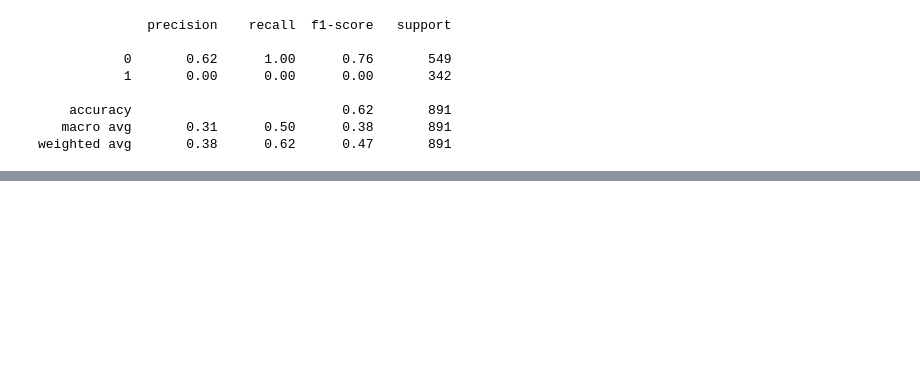
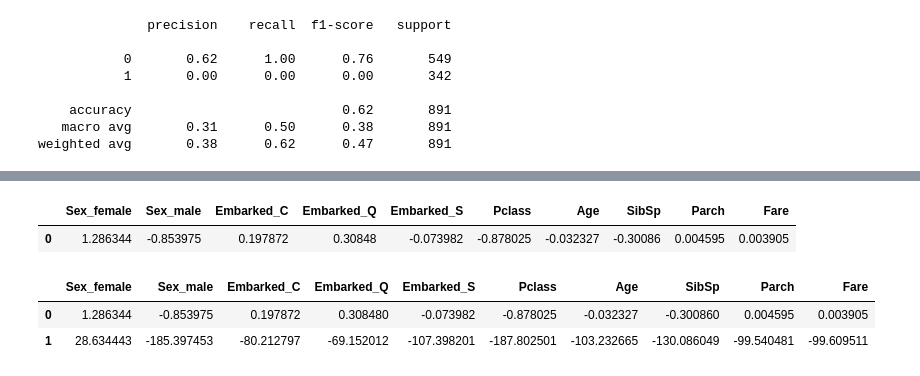
Before and after one commit to ahendricks2/Titanic, a Jupyter notebook: Main_Notebook.ipynb, the cells around one changed output, grey strips where cells are left out. Saved outputs shown, nothing was run; the diff lists cells and outputs as text; code cells hidden in the pictures; blank space fills up the shorter version.

```diff
--- a/Main_Notebook.ipynb
+++ b/Main_Notebook.ipynb
@@ -582,0 +557,19 @@ weighted avg       0.81      0.81      0.81       891
+# %%
+allcols = postohecols + numcols
+# %%
+lr_feature_importance_df = pd.DataFrame(lr_coefs, columns = allcols)
+# %%
+lr_feature_importance_df
+# %% [output]
+|  | Sex_female | Sex_male | Embarked_C | Embarked_Q | Embarked_S | Pclass | Age | SibSp | Parch | Fare |
+| 0 | 1.286344 | -0.853975 | 0.197872 | 0.30848 | -0.073982 | -0.878025 | -0.032327 | -0.30086 | 0.004595 | 0.003905 |
+# %%
+second_row = (lr_feature_importance_df.iloc[0] - 1) * 100
+# %%
+lr_feature_importance_df = lr_feature_importance_df.append(second_row,ignore_index = True)
+# %%
+lr_feature_importance_df
+# %% [output]
+|  | Sex_female | Sex_male | Embarked_C | Embarked_Q | Embarked_S | Pclass | Age | SibSp | Parch | Fare |
+| 0 | 1.286344 | -0.853975 | 0.197872 | 0.308480 | -0.073982 | -0.878025 | -0.032327 | -0.300860 | 0.004595 | 0.003905 |
+| 1 | 28.634443 | -185.397453 | -80.212797 | -69.152012 | -107.398201 | -187.802501 | -103.232665 | -130.086049 | -99.540481 | -99.609511 |
```
Also changed, not shown: parts of 56 cells of this notebook.
